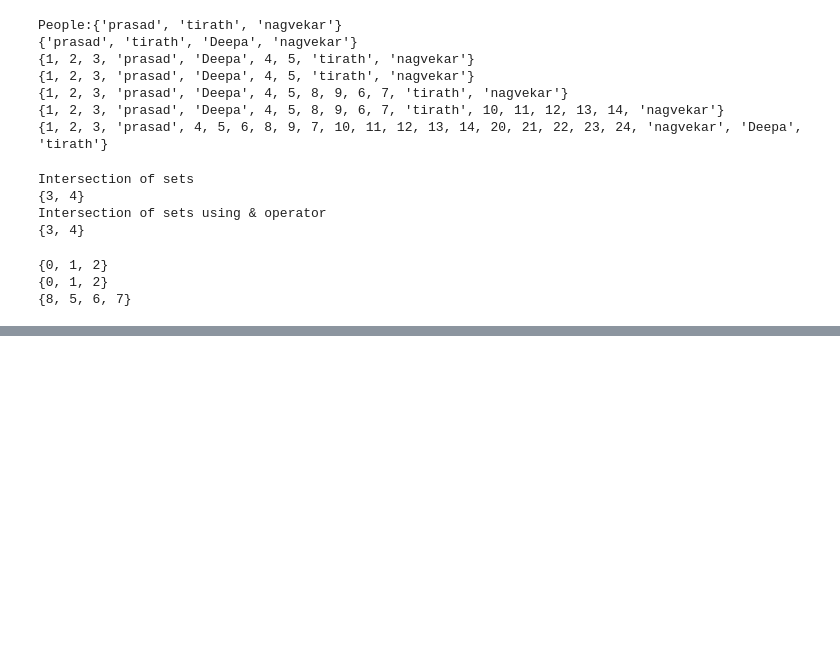
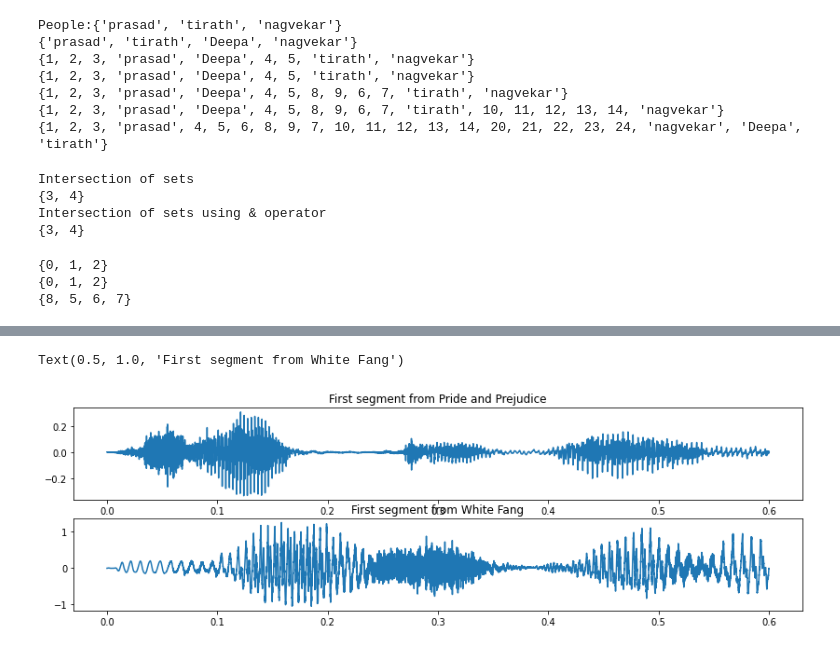
Before and after one commit to ntirath/tirath_pythoncodes, a Jupyter notebook: prg_160822.ipynb, the cells around one changed output, grey strips where cells are left out. Drawn from its saved outputs; the diff is of its cells as text; code cells hidden in the pictures; blank space fills up the shorter version.

Commit message:
audio

```diff
--- a/prg_160822.ipynb
+++ b/prg_160822.ipynb
@@ -189,0 +322,33 @@ print(set3)
+# %%
+# First, "Pride and Prejudice".  I found the following URL by going to gutenberg.org, searching for "Pride and Prejudice,"
+# clicking on the audio version, then copying the URL from the first "OGG Vorbis Audio" file
+p_url = 'http://www.gutenberg.org/files/26301/ogg/26301-01.ogg'
+p_data, p_fs = sf.read(io.BytesIO(request.urlopen(p_url).read()))
+# Now, "White Fang".
+w_url = 'http://www.gutenberg.org/files/23976/ogg/23976-01.ogg'
+w_data, w_fs = sf.read(io.BytesIO(request.urlopen(w_url).read()))
+# Let's save both of those files in the current directory, so we can read them using other programs
+# Let's save them as WAV; it's a big file, but can be opened by a wider variety of programs
+sf.write('pride_and_prejudice_part1.wav',p_data,p_fs)
+sf.write('white_fang_part1.wav',w_data,w_fs)
+# %%
+# Afer opening each file in Praat, we discover that
+# the speech part of "Pride and Prejudice" starts at about t=0.74s
+# and the speech part of "White Fang" starts at about t=0.42s
+# Let's cut out an 0.6s segment from each, and plot them
+p_wav = p_data[int(0.74*p_fs):int((0.74+0.6)*p_fs)]
+w_wav = w_data[int(0.42*w_fs):int((0.42+0.6)*w_fs)]  #############################
+# We'll use the numpy function "linspace" to create a time axis for plotting
+p_timeaxis = np.linspace(0,0.6,len(p_wav))
+w_timeaxis = np.linspace(0,0.6,len(w_wav))
+# And plot them
+f1=plt.figure(1,figsize=(14,4))
+plt.subplot(211)
+plt.plot(p_timeaxis,p_wav)
+plt.title('First segment from Pride and Prejudice')
+plt.subplot(212)
+plt.plot(w_timeaxis,w_wav)
+plt.title('First segment from White Fang')
+# %% [output]
+Text(0.5, 1.0, 'First segment from White Fang')
+[figure, added]
```
Also changed, not shown: parts of 21 cells of this notebook, 22 other files.
